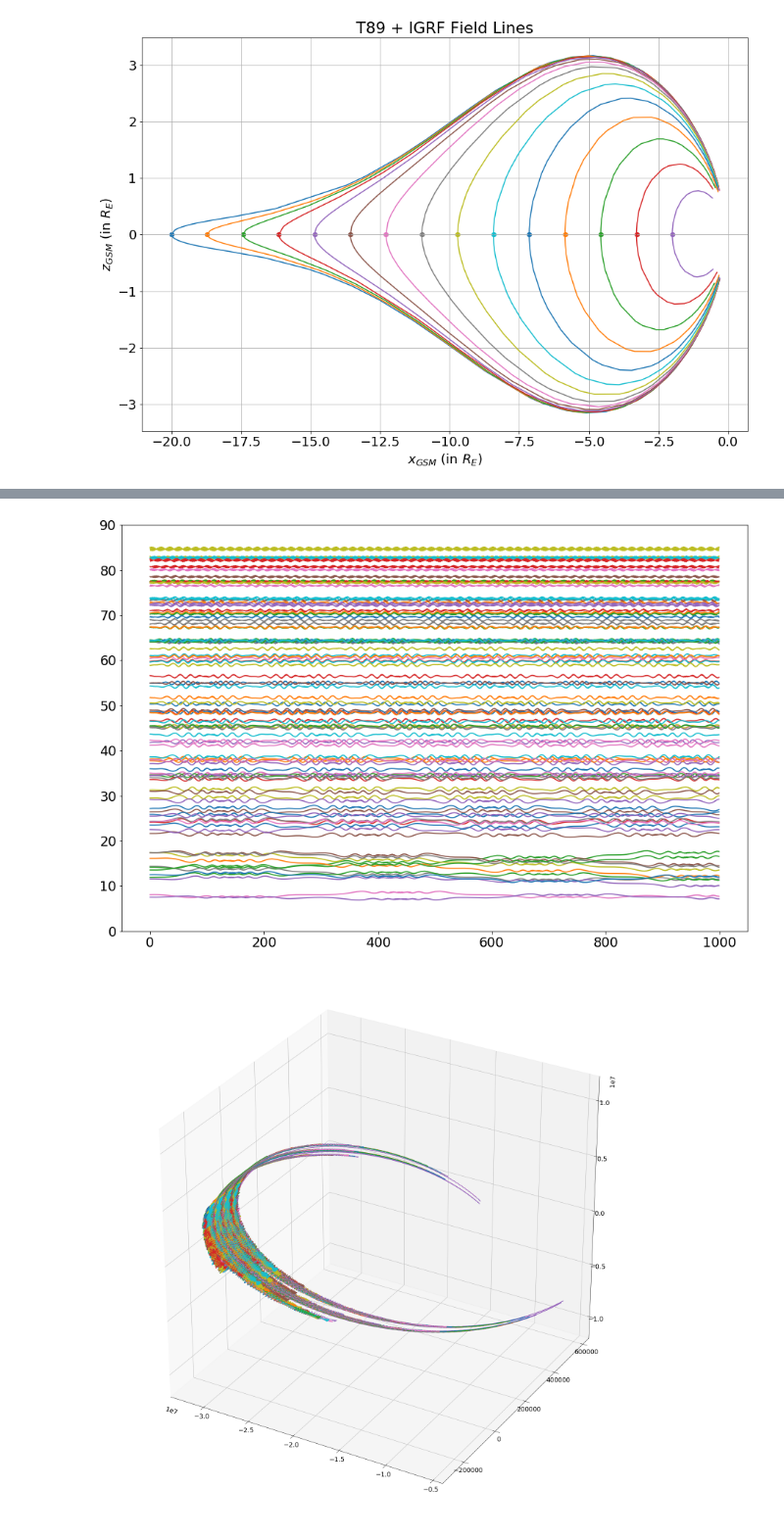
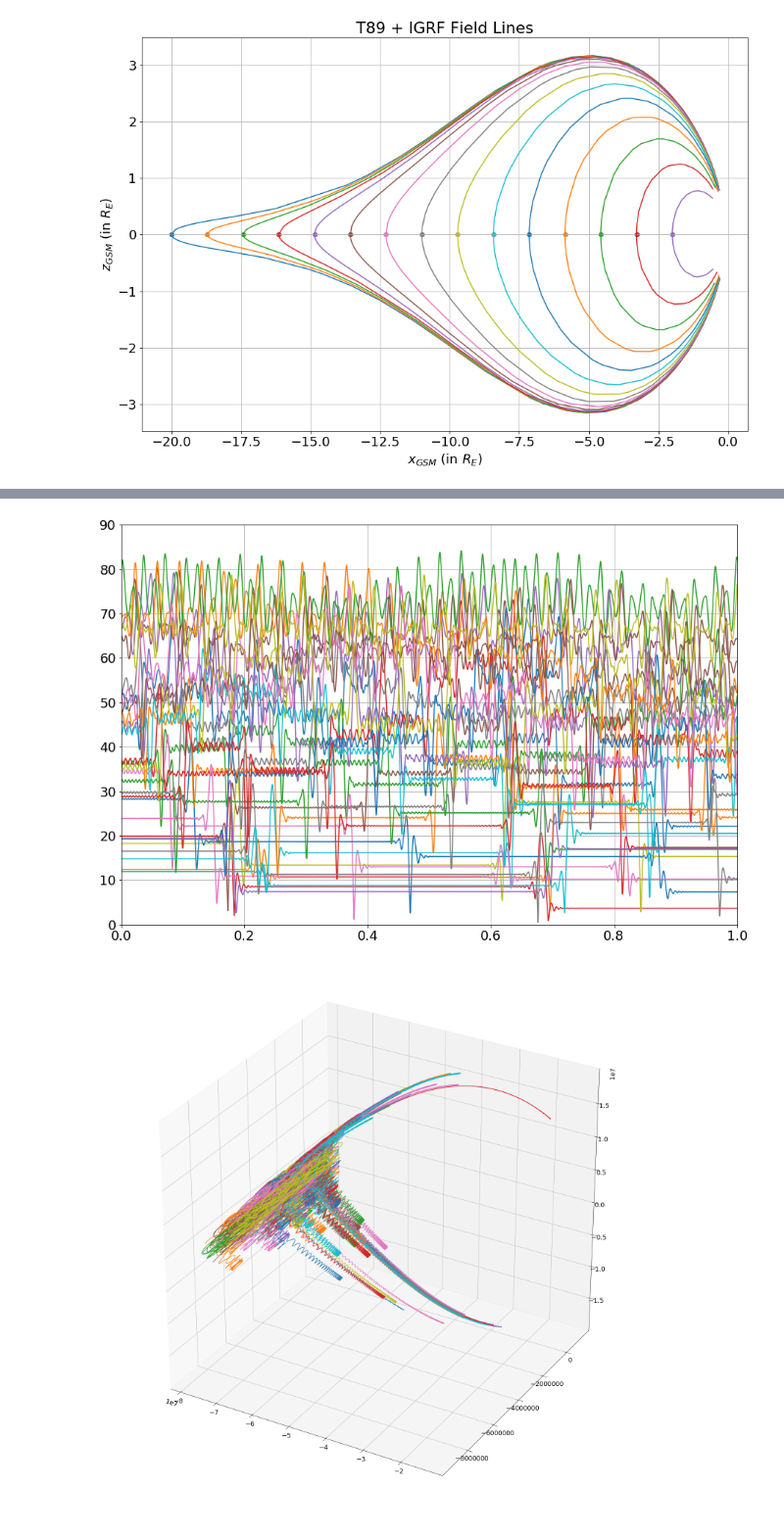
Before and after one commit to zbeever/cpt-solver, a Jupyter notebook: eq_pitch_angle_analysis.ipynb, the cells around one changed output, grey strips where cells are left out. Shown at 98% size. Cells and saved outputs as stored; diff of their text form; code cells hidden in the pictures.

Commit message:
More equatorial pitch angle tests.

```diff
--- a/eq_pitch_angle_analysis.ipynb
+++ b/eq_pitch_angle_analysis.ipynb
@@ -61,21 +61,3 @@ plt.title('T89 + IGRF Field Lines')
 plt.show()
 # %% [output]
 [figure]
-# %%
-from field_utils import *
-
-plt.figure(figsize=(15, 10))
-plt.rcParams.update({'font.size': 18})
-
-rr = field_line(b_field, np.array([-12 * Re, 0, 0]), 1e1)
-r_min = field_reversal(b_field, rr)
-r, pa = param_by_eq_pa(b_field, rr, np.radians(20))
-
-plt.scatter(rr[:, 0] / Re, rr[:, 2] / Re)
-plt.scatter(r[0] / Re, r[2] / Re)
-
-plt.grid()
-plt.xlabel('$x_{GSM}$ (in $R_E$)')
-plt.ylabel('$z_{GSM}$ (in $R_E$)')
-plt.title('T89 + IGRF Field Lines')
-plt.show()
@@ -84,30 +64,33 @@ plt.show()
 # %%
-T      = 1          # Total time (in seconds)
-dt     = 1e-3        # Simulation time step
-trials = 100         # Number of runs
+T      = 1           # Total time (in seconds)
+dt     = 1e-4        # Simulation time step
+trials = 30          # Number of runs
 steps  = int(T / dt) # Number of steps per run
 
 history, intrinsic = populate_by_eq_pa(trials,
-                              steps,
-                              e_field,
-                              b_field,
-                              delta(5),
-                              delta(5e5),
-                              uniform(np.radians(5), np.radians(85)),
-                              uniform(0, 2 * np.pi)
-                             )
+                                       steps,
+                                       e_field,
+                                       b_field,
+                                       delta(12),                               # re/Re of field line
+                                       delta(1e6),                              # Kinetic energy (eV)
+                                       uniform(np.radians(10), np.radians(80)), # Equatorial pitch angle
+                                       uniform(0, 2 * np.pi)                    # Phase angle
+                                      )
 
 solve(history, intrinsic, dt)
 
 eqpas = eq_pitch_angle_from_moment(history, intrinsic)
 plt.figure(figsize=(15, 10))
 for i in range(trials):
-    plt.plot(eqpas[i])
+    plt.plot(np.arange(0, steps) * dt, eqpas[i])
+    plt.grid()
 
+plt.xlim([0, T])
 plt.ylim([0, 90])
+plt.grid()
 plt.show()
 
 plot_traj(history)
 # %% [output]
-[figure, old version]
+[figure, new version]
-[figure, old version]
+[figure, new version]
```
Also changed, not shown: parts of 7 cells of this notebook, 2 other files.
